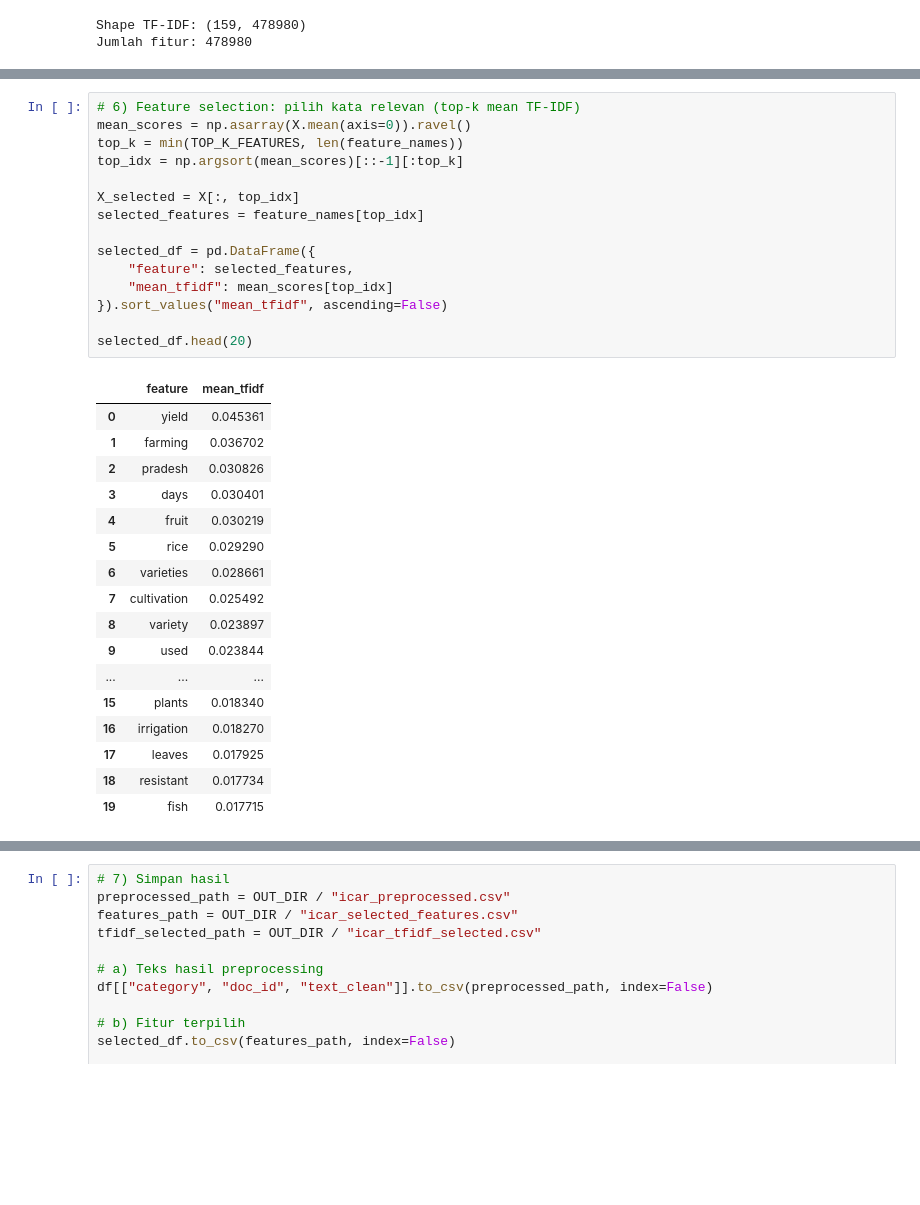
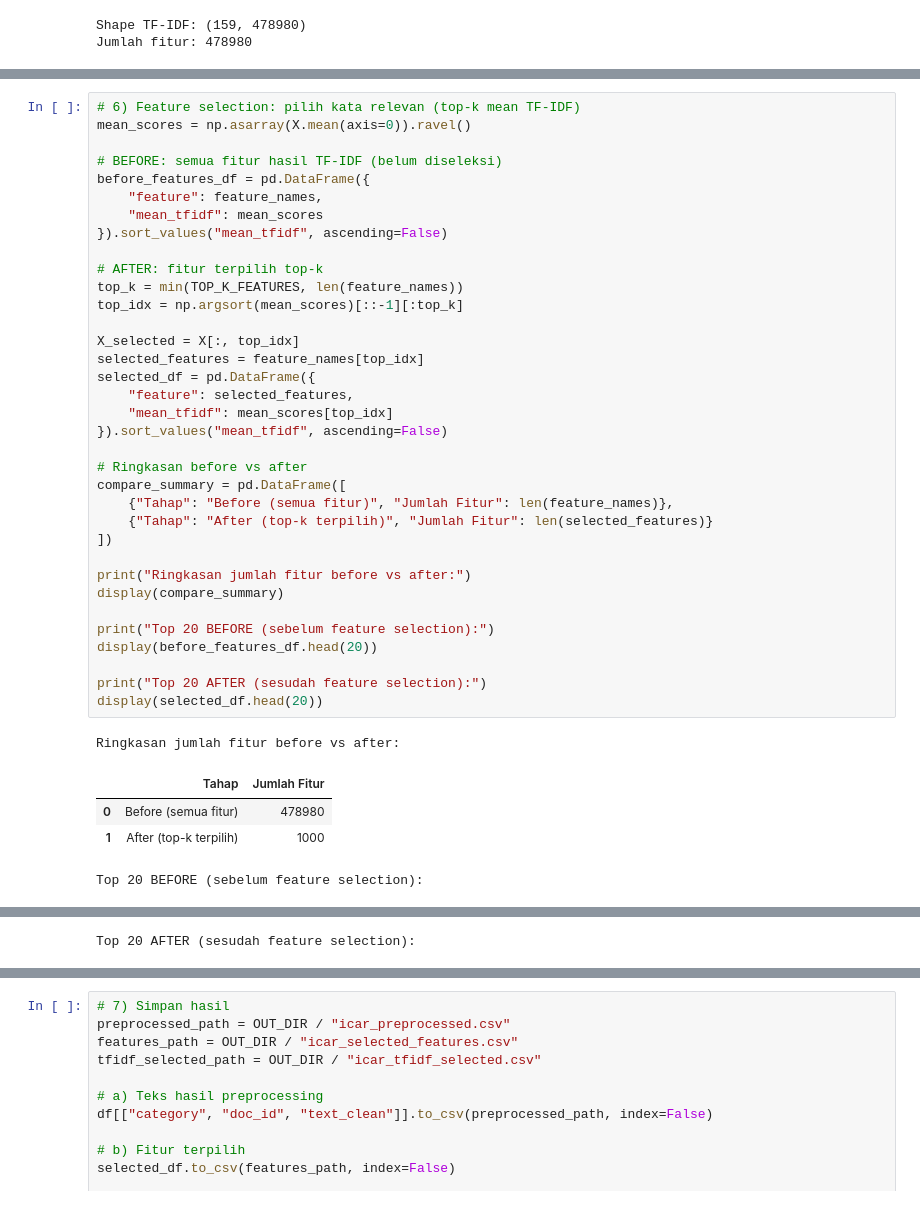
Before and after one commit to FatihHDR/agriculture-topic-modeling-nlp, a Jupyter notebook: preprocess_nlp.ipynb, the cells around one changed output, grey strips where cells are left out. Saved outputs shown, nothing was run; the diff lists cells and outputs as text; blank space fills up the shorter version.

```diff
--- a/preprocess_nlp.ipynb
+++ b/preprocess_nlp.ipynb
@@ -134,33 +386,41 @@ Jumlah fitur: 478980
 # %%
 # 6) Feature selection: pilih kata relevan (top-k mean TF-IDF)
 mean_scores = np.asarray(X.mean(axis=0)).ravel()
+
+# BEFORE: semua fitur hasil TF-IDF (belum diseleksi)
+before_features_df = pd.DataFrame({
+    "feature": feature_names,
+    "mean_tfidf": mean_scores
+}).sort_values("mean_tfidf", ascending=False)
+
+# AFTER: fitur terpilih top-k
 top_k = min(TOP_K_FEATURES, len(feature_names))
 top_idx = np.argsort(mean_scores)[::-1][:top_k]
 
 X_selected = X[:, top_idx]
 selected_features = feature_names[top_idx]
-
 selected_df = pd.DataFrame({
     "feature": selected_features,
     "mean_tfidf": mean_scores[top_idx]
 }).sort_values("mean_tfidf", ascending=False)
 
-selected_df.head(20)
+# Ringkasan before vs after
+compare_summary = pd.DataFrame([
+    {"Tahap": "Before (semua fitur)", "Jumlah Fitur": len(feature_names)},
+    {"Tahap": "After (top-k terpilih)", "Jumlah Fitur": len(selected_features)}
+])
+
+print("Ringkasan jumlah fitur before vs after:")
+display(compare_summary)
+
+print("Top 20 BEFORE (sebelum feature selection):")
+display(before_features_df.head(20))
+
+print("Top 20 AFTER (sesudah feature selection):")
+display(selected_df.head(20))
 # %% [output]
+Ringkasan jumlah fitur before vs after:
-|  | feature | mean_tfidf |
-| 0 | yield | 0.045361 |
-| 1 | farming | 0.036702 |
-| 2 | pradesh | 0.030826 |
-| 3 | days | 0.030401 |
-| 4 | fruit | 0.030219 |
-| 5 | rice | 0.029290 |
-| 6 | varieties | 0.028661 |
-| 7 | cultivation | 0.025492 |
-| 8 | variety | 0.023897 |
-| 9 | used | 0.023844 |
-| ... | ... | ... |
-| 15 | plants | 0.018340 |
-| 16 | irrigation | 0.018270 |
-| 17 | leaves | 0.017925 |
-| 18 | resistant | 0.017734 |
-| 19 | fish | 0.017715 |
+|  | Tahap | Jumlah Fitur |
+| 0 | Before (semua fitur) | 478980 |
+| 1 | After (top-k terpilih) | 1000 |
+Top 20 BEFORE (sebelum feature selection):
@@ -166,0 +444 @@ selected_df.head(20)
+Top 20 AFTER (sesudah feature selection):
```
Also changed, not shown: parts of 9 cells of this notebook, 1 other file.
